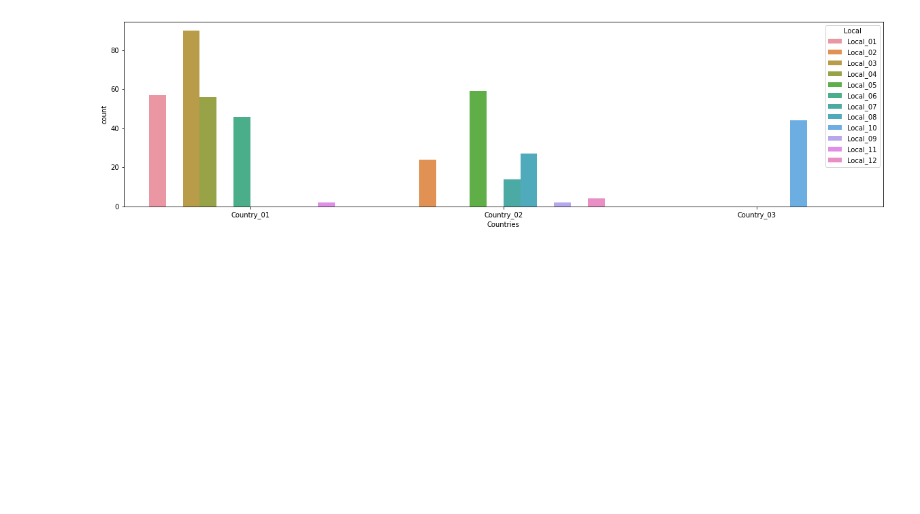
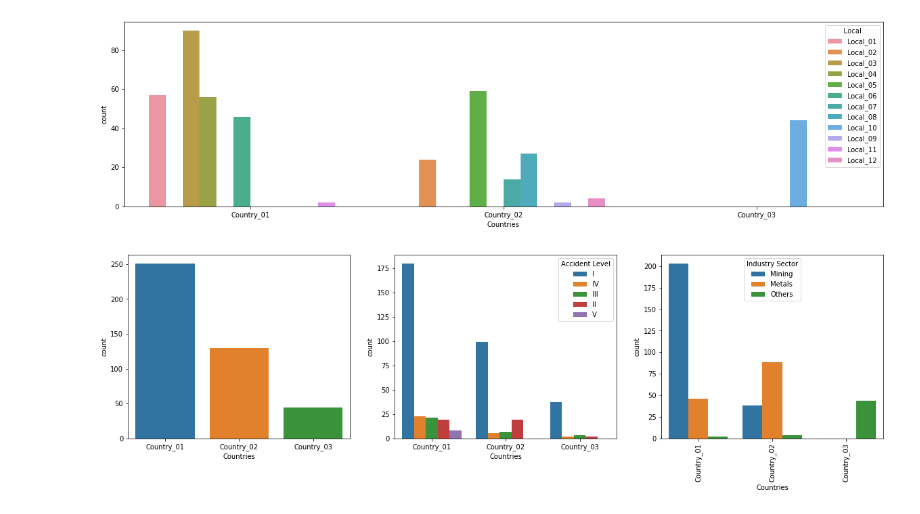
Before and after one commit to girijeshcse/chatbot_savy, a Jupyter notebook: notebooks/Initial.ipynb, the cells around one changed output. Cells and saved outputs as stored; diff of their text form; code cells hidden in the pictures; blank space fills up the shorter version.

```diff
--- a/notebooks/Initial.ipynb
+++ b/notebooks/Initial.ipynb
@@ -125,3 +151,12 @@ Also, if we see from the monthly distribution, we can see that the number of acc
 sns.countplot(x=data['Countries'], hue=data['Local']);
 # %% [output]
 [figure]
+# %%
+fig, ax = plt.subplots(1,3)
+plt.xticks(rotation=90)
+sns.countplot(x=data['Countries'], ax=ax[0]);
+sns.countplot(x=data['Countries'], hue=data['Accident Level'], ax=ax[1]);
+sns.countplot(x=data['Countries'], hue=data['Industry Sector'], ax=ax[2]);
+fig.show()
+# %% [output]
+[figure, added]
```
Also changed, not shown: parts of 41 cells of this notebook.
